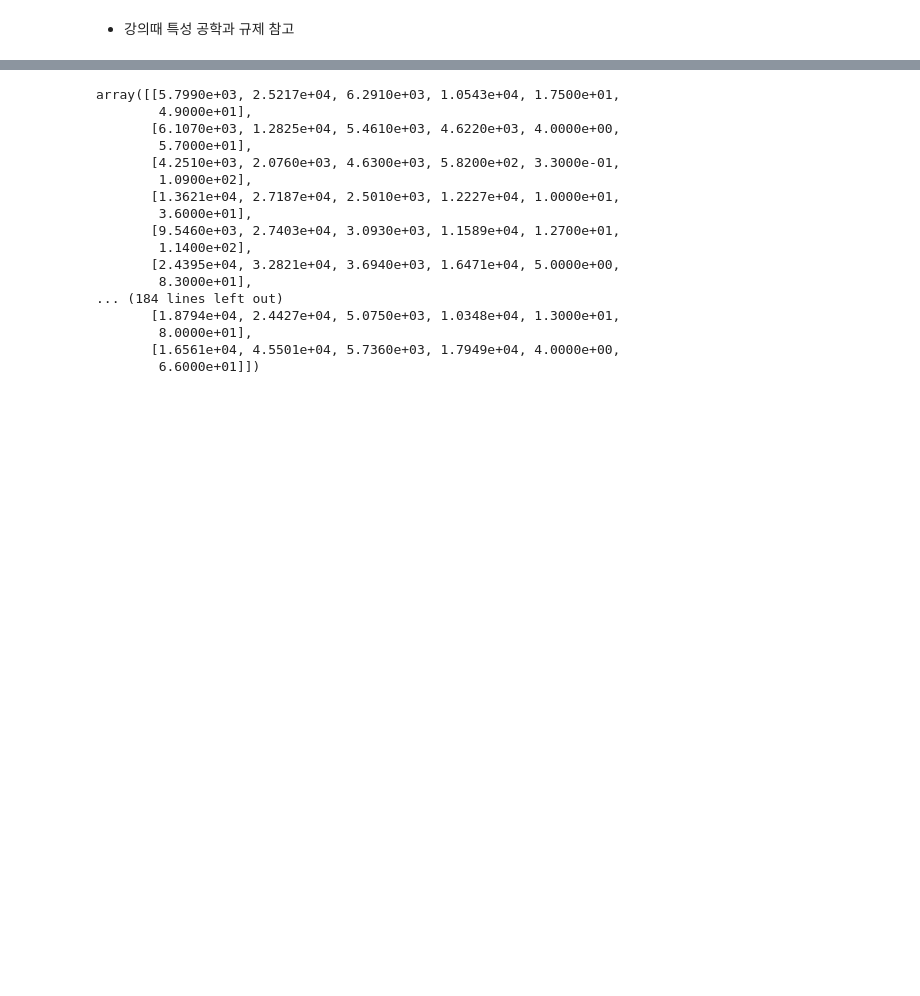
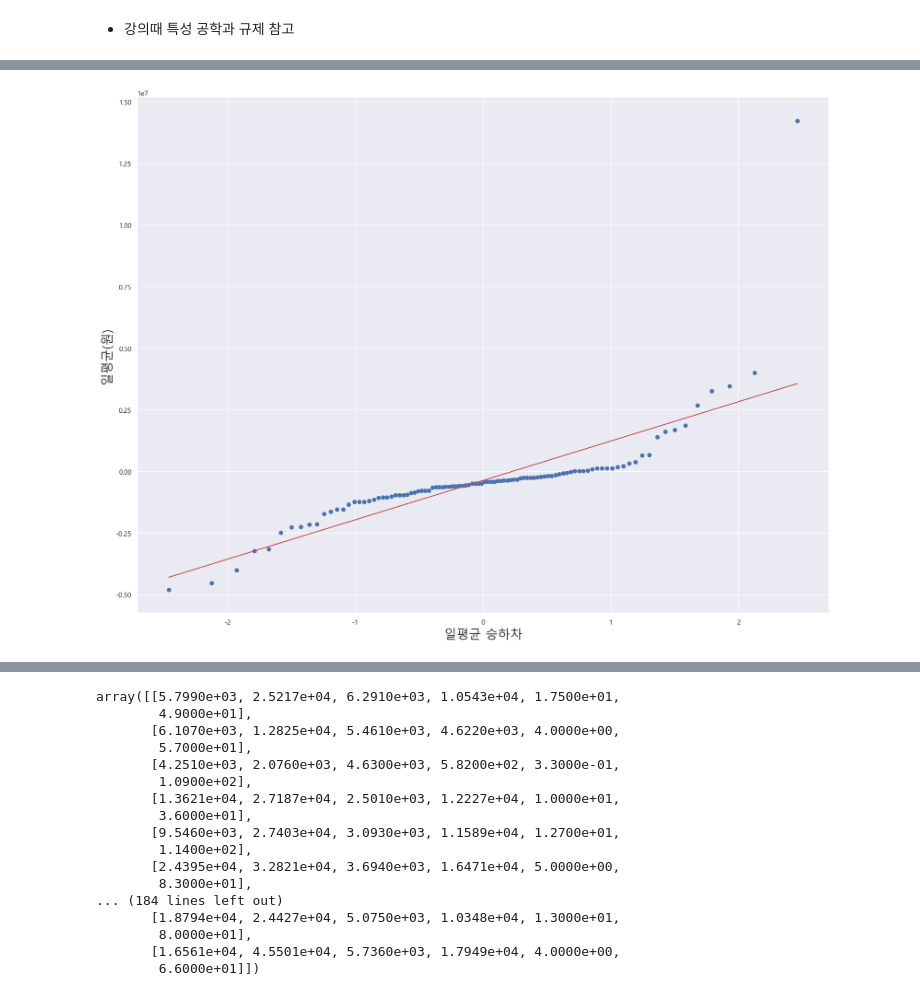
Before and after one commit to Busan-Bigdata-analysis/storage, a Jupyter notebook: analysis/다중회귀분석(통합데이터사용)_최종.ipynb, the cells around one changed output, grey strips where cells are left out. Saved outputs shown, nothing was run; the diff lists cells and outputs as text; code cells hidden in the pictures; blank space fills up the shorter version.

```diff
--- a/analysis/다중회귀분석(통합데이터사용)_최종.ipynb
+++ b/analysis/다중회귀분석(통합데이터사용)_최종.ipynb
@@ -337,0 +362,2 @@ print(vif)
+# %%
+y = df[['일평균(원)']]
@@ -337,0 +383,3 @@ print(vif)
+# %%
+use_df = df[['일평균승하차(명)','1인 가구수(세대)','20~40대 인구수','사업체수','일평균(원)']]
+use_df
@@ -337,0 +404,22 @@ print(vif)
+# %%
+# 회귀분석 수행
+ols_1 = sm.OLS(y,use_df["일평균승하차(명)"])
+ols_2 = sm.OLS(y,use_df["1인 가구수(세대)"])
+ols_3 = sm.OLS(y,use_df["20~40대 인구수"])
+ols_4 = sm.OLS(y,use_df["사업체수"])
+
+# 회귀분석 결과에서 잔차만 추출
+resid1 = ols_1.fit().resid
+resid2 = ols_2.fit().resid
+resid3 = ols_3.fit().resid
+resid4 = ols_4.fit().resid
+# %%
+# 일평균승하차
+plt.figure()
+probplot(resid1, plot=plt)
+plt.title("")
+plt.xlabel('일평균 승하차', fontsize=20)
+plt.ylabel('일평균(원)', fontsize=20)
+plt.show()
+# %% [output]
+[figure, added]
```
Also changed, not shown: parts of 19 cells of this notebook.
